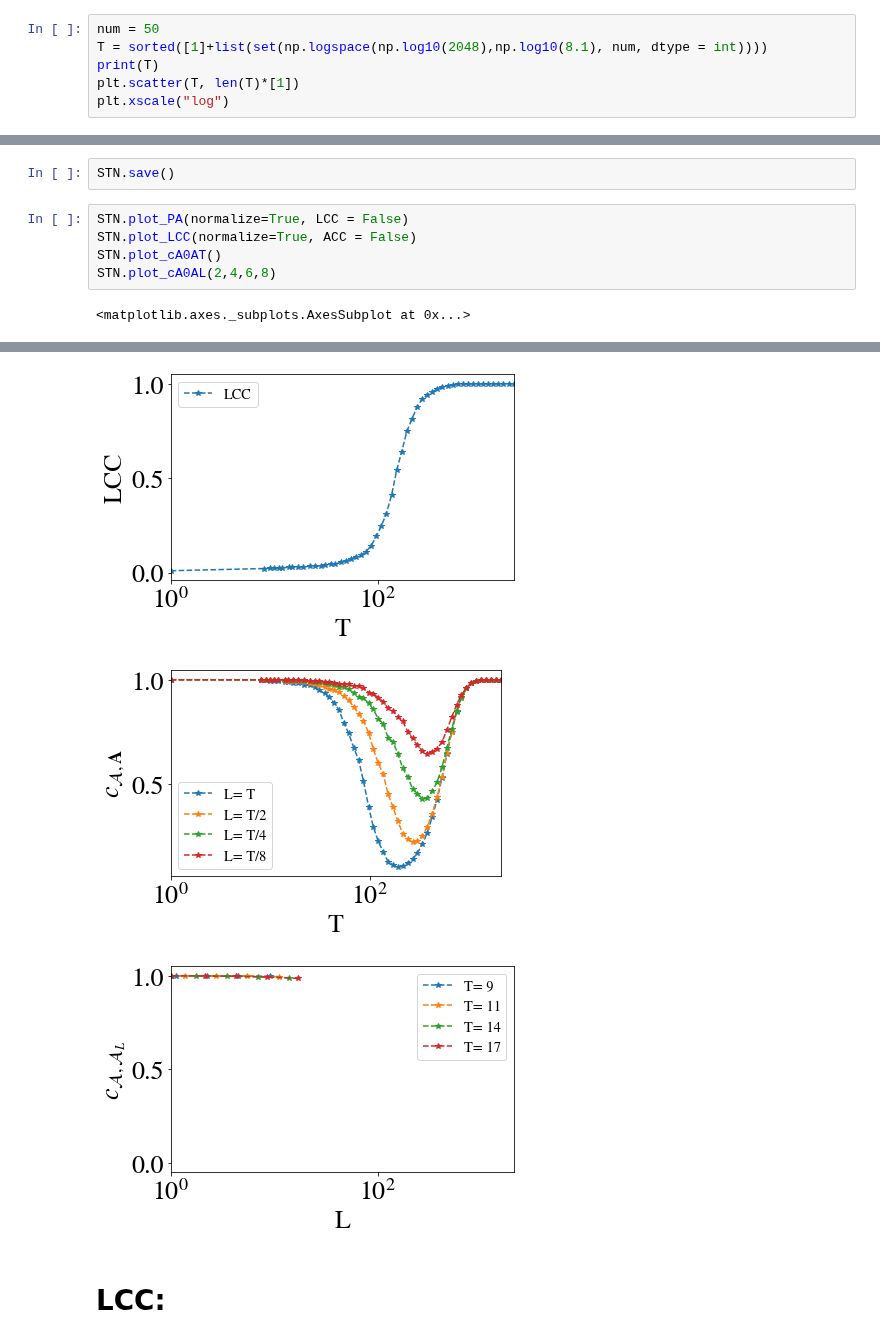
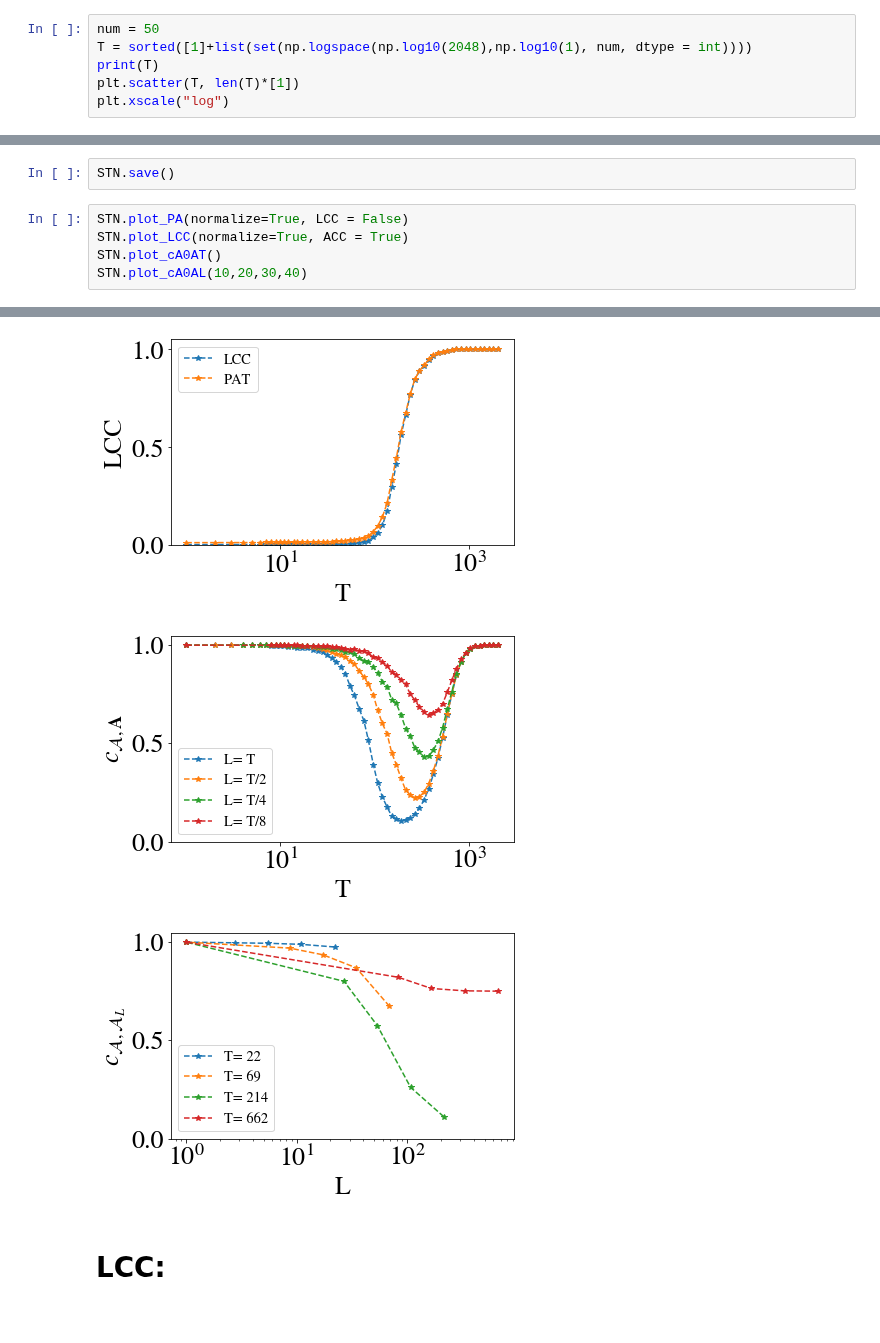
Before and after one commit to saemeon/SubTempNet, a Jupyter notebook: Simulations ER.ipynb, the cells around one changed output, grey strips where cells are left out. Drawn from its saved outputs; the diff is of its cells as text.

```diff
--- a/Simulations ER.ipynb
+++ b/Simulations ER.ipynb
@@ -25,7 +25,7 @@ objname = "ER_n100_p0001"
 STN= SubTempNet(filepath,objname,directed= False, init = False)
 # %%
 num = 50
-T = sorted([1]+list(set(np.logspace(np.log10(2048),np.log10(8.1), num, dtype = int))))
+T = sorted([1]+list(set(np.logspace(np.log10(2048),np.log10(1), num, dtype = int))))
 print(T)
 plt.scatter(T, len(T)*[1])
 plt.xscale("log")
@@ -41,8 +41,7 @@ Analyzing sample number 7 for samplelength  2048 and  8 slices
 STN.save()
 # %%
 STN.plot_PA(normalize=True, LCC = False)
-STN.plot_LCC(normalize=True, ACC = False)
+STN.plot_LCC(normalize=True, ACC = True)
 STN.plot_cA0AT()
-STN.plot_cA0AL(2,4,6,8)
+STN.plot_cA0AL(10,20,30,40)
 # %% [output]
-<matplotlib.axes._subplots.AxesSubplot at 0x...>
@@ -50,6 +49,6 @@ STN.plot_cA0AL(2,4,6,8)
-[figure, old version]
+[figure, new version]
-[figure, old version]
+[figure, new version]
-[figure, old version]
+[figure, new version]
 # %% [markdown]
 # LCC:
 # %% [markdown]
```
Also changed, not shown: parts of 2 cells of this notebook, 1 other file.
